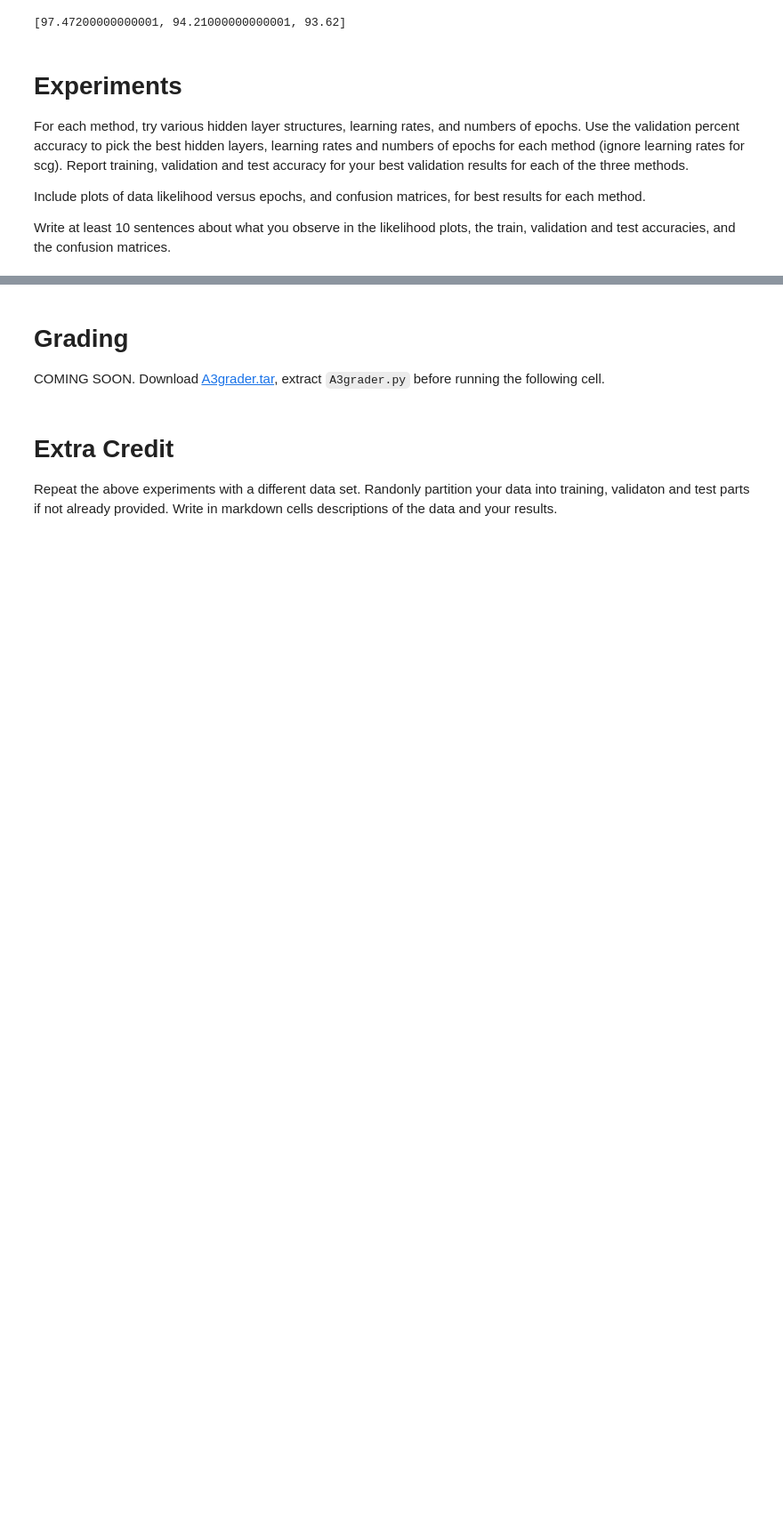
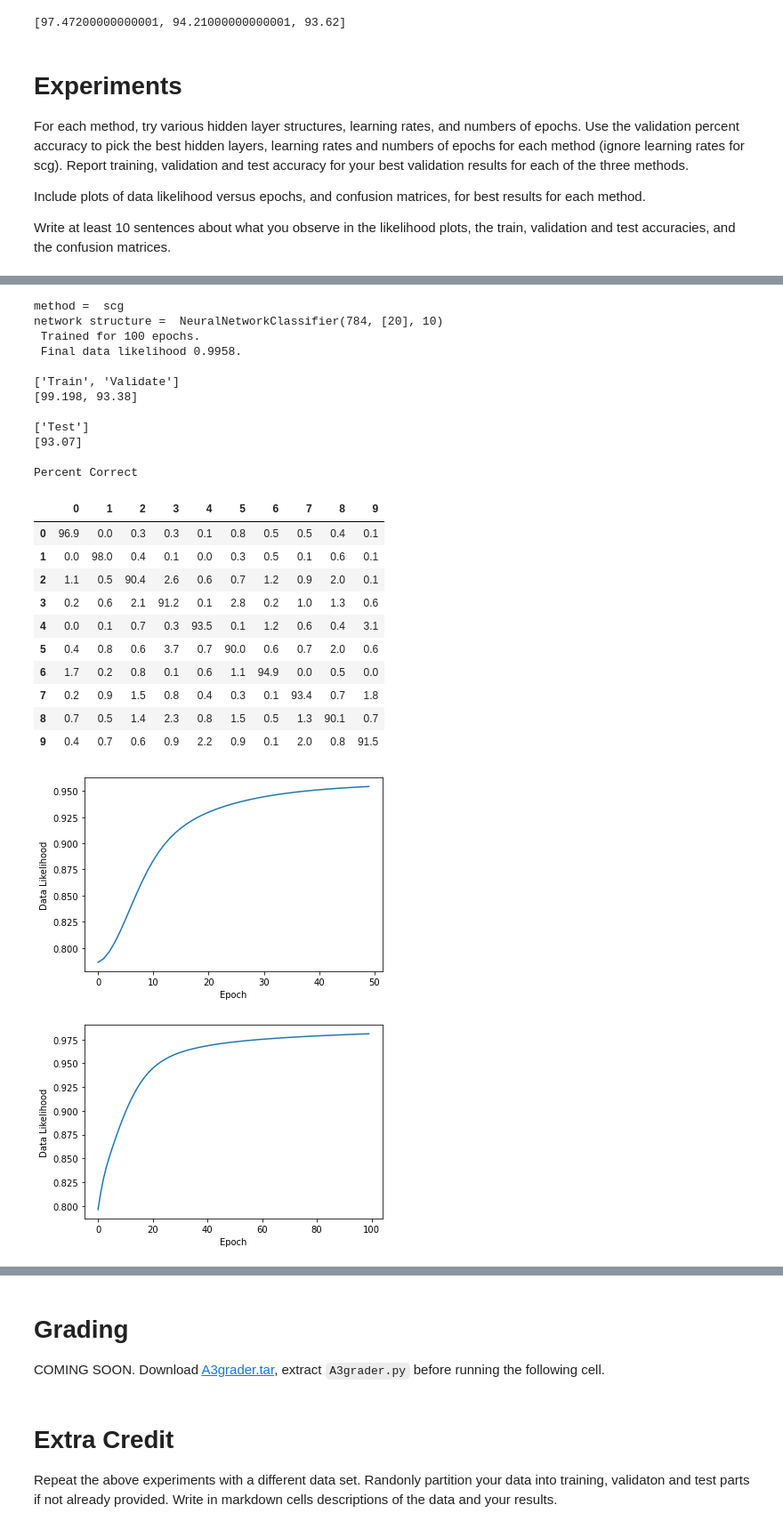
Before and after one commit to Randalthor95/CS_545, a Jupyter notebook: Assignments/Feudale-A3.ipynb, the cells around one changed output, grey strips where cells are left out. Shown at 89% size. Saved outputs shown, nothing was run; the diff lists cells and outputs as text; code cells hidden in the pictures; blank space fills up the shorter version.

```diff
--- a/Assignments/Feudale-A3.ipynb
+++ b/Assignments/Feudale-A3.ipynb
@@ -273,0 +375,16 @@ Write at least 10 sentences about what you observe in the likelihood plots, the
+# %%
+n_epochs = 50
+rho = 0.05
+structure = []
+
+nnet_2_sgd = nn.NeuralNetworkClassifier(784, structure, 10)
+nnet_2_sgd.train(Xtrain, Ttrain, n_epochs, method='sgd', learning_rate=rho, verbose=False)
+print_nn(nnet_2_sgd, 'sgd', rho, False, Xtrain, Ttrain, Xval, Tval, Xtest, Ttest)
+
+nnet_2_adam = nn.NeuralNetworkClassifier(784, structure, 10)
+nnet_2_adam.train(Xtrain, Ttrain, n_epochs, method='adam', learning_rate=rho, verbose=False)
+print_nn(nnet_2_adam, 'adam', rho, False, Xtrain, Ttrain, Xval, Tval, Xtest, Ttest)
+
+nnet_2_scg = nn.NeuralNetworkClassifier(784, structure, 10)
+nnet_2_scg.train(Xtrain, Ttrain, n_epochs, method='scg', learning_rate=rho, verbose=False)
+print_nn(nnet_2_scg, 'scg', rho, False, Xtrain, Ttrain, Xval, Tval, Xtest, Ttest)
@@ -273,0 +409,16 @@ Write at least 10 sentences about what you observe in the likelihood plots, the
+# %%
+n_epochs = 750
+rho = 0.025
+structure = [20, 15, 10, 5 ]
+
+nnet_3_sgd = nn.NeuralNetworkClassifier(784, structure, 10)
+nnet_3_sgd.train(Xtrain, Ttrain, n_epochs, method='sgd', learning_rate=rho, verbose=False)
+print_nn(nnet_3_sgd, 'sgd', rho, False, Xtrain, Ttrain, Xval, Tval, Xtest, Ttest)
+
+nnet_3_adam = nn.NeuralNetworkClassifier(784, structure, 10)
+nnet_3_adam.train(Xtrain, Ttrain, n_epochs, method='adam', learning_rate=rho, verbose=False)
+print_nn(nnet_3_adam, 'adam', rho, False, Xtrain, Ttrain, Xval, Tval, Xtest, Ttest)
+
+nnet_3_scg = nn.NeuralNetworkClassifier(784, structure, 10)
+nnet_3_scg.train(Xtrain, Ttrain, n_epochs, method='scg', learning_rate=rho, verbose=False)
+print_nn(nnet_3_scg, 'scg', rho, False, Xtrain, Ttrain, Xval, Tval, Xtest, Ttest)
@@ -273,0 +443,6 @@ Write at least 10 sentences about what you observe in the likelihood plots, the
+# %%
+print('Best Cases')
+print_nn(nnet_2_sgd, 'sgd', rho, True, Xtrain, Ttrain, Xval, Tval, Xtest, Ttest)
+print_nn(nnet_0_adam, 'adam', rho, True, Xtrain, Ttrain, Xval, Tval, Xtest, Ttest)
+print_nn(nnet_0_scg, 'scg', rho, True, Xtrain, Ttrain, Xval, Tval, Xtest, Ttest)
+# %% [output]
@@ -273,0 +498,25 @@ Write at least 10 sentences about what you observe in the likelihood plots, the
+method =  scg
+network structure =  NeuralNetworkClassifier(784, [20], 10)
+ Trained for 100 epochs.
+ Final data likelihood 0.9958.
+
+['Train', 'Validate']
+[99.198, 93.38]
+
+['Test']
+[93.07]
+
+Percent Correct
+|  | 0 | 1 | 2 | 3 | 4 | 5 | 6 | 7 | 8 | 9 |
+| 0 | 96.9 | 0.0 | 0.3 | 0.3 | 0.1 | 0.8 | 0.5 | 0.5 | 0.4 | 0.1 |
+| 1 | 0.0 | 98.0 | 0.4 | 0.1 | 0.0 | 0.3 | 0.5 | 0.1 | 0.6 | 0.1 |
+| 2 | 1.1 | 0.5 | 90.4 | 2.6 | 0.6 | 0.7 | 1.2 | 0.9 | 2.0 | 0.1 |
+| 3 | 0.2 | 0.6 | 2.1 | 91.2 | 0.1 | 2.8 | 0.2 | 1.0 | 1.3 | 0.6 |
+| 4 | 0.0 | 0.1 | 0.7 | 0.3 | 93.5 | 0.1 | 1.2 | 0.6 | 0.4 | 3.1 |
+| 5 | 0.4 | 0.8 | 0.6 | 3.7 | 0.7 | 90.0 | 0.6 | 0.7 | 2.0 | 0.6 |
+| 6 | 1.7 | 0.2 | 0.8 | 0.1 | 0.6 | 1.1 | 94.9 | 0.0 | 0.5 | 0.0 |
+| 7 | 0.2 | 0.9 | 1.5 | 0.8 | 0.4 | 0.3 | 0.1 | 93.4 | 0.7 | 1.8 |
+| 8 | 0.7 | 0.5 | 1.4 | 2.3 | 0.8 | 1.5 | 0.5 | 1.3 | 90.1 | 0.7 |
+| 9 | 0.4 | 0.7 | 0.6 | 0.9 | 2.2 | 0.9 | 0.1 | 2.0 | 0.8 | 91.5 |
+[figure, added]
+[figure, added]
```
Also changed, not shown: parts of 18 cells of this notebook, 1 other file.
